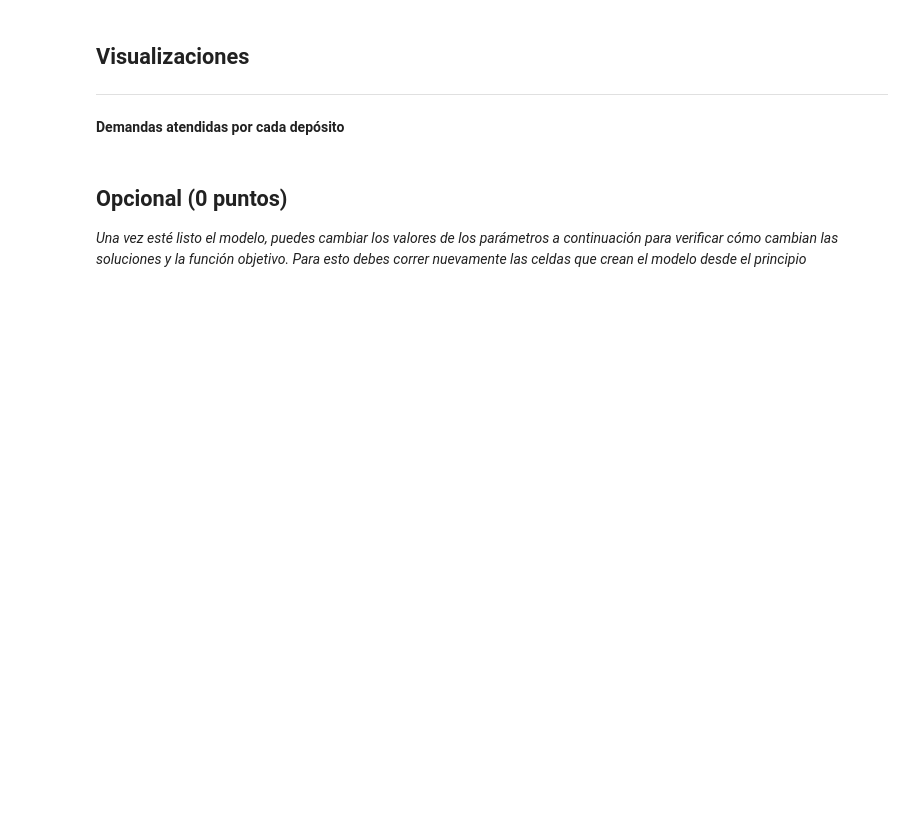
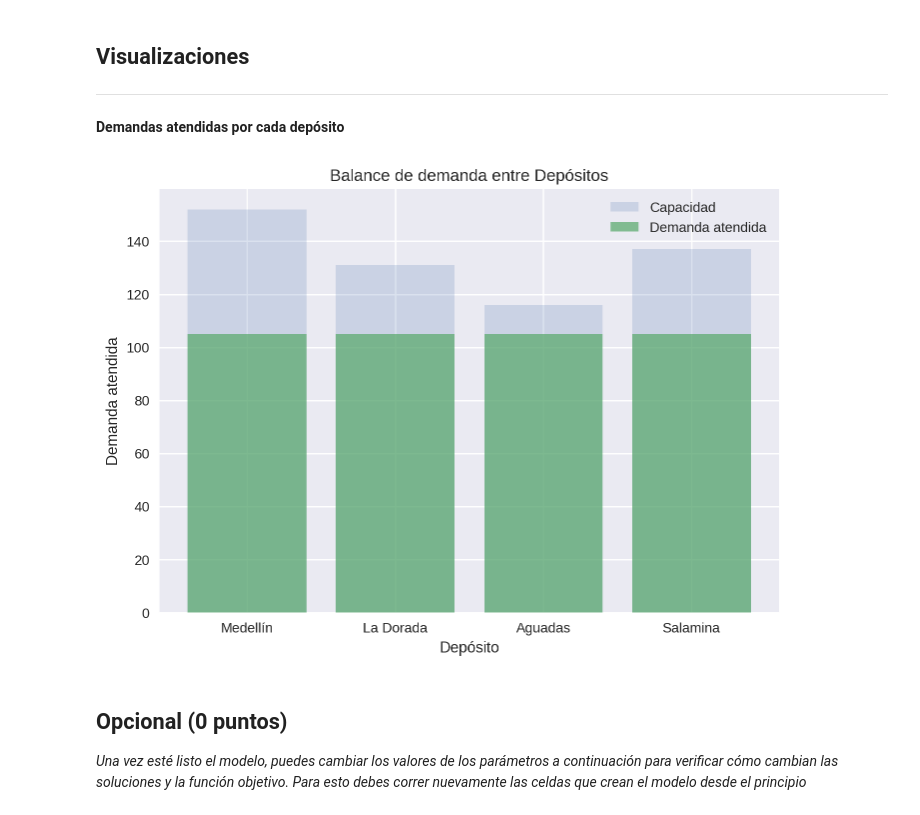
Before and after one commit to PhoenixDwarf/Talleres-modelado_computacional, a Jupyter notebook: Semana 4/Caso6_sin.ipynb, the cells around one changed output. Drawn from its saved outputs; the diff is of its cells as text; code cells hidden in the pictures; blank space fills up the shorter version.

```diff
--- a/Semana 4/Caso6_sin.ipynb
+++ b/Semana 4/Caso6_sin.ipynb
@@ -358,3 +371,6 @@ Minimizar la máxima demanda atendida por un depósito
+# %%
+# Función objetivo: minimizar la máxima demanda atendida (z)
+problema += z, "FO_Minimizar_maxima_demanda"
 # %%
 # Esta celda esta reservada para uso del equipo docente
 # %%
@@ -379,3 +393,10 @@ La siguiente restricción debe capturar la máxima demanda en la variable auxili
+# %%
+# R1: Para cada depósito, la demanda asignada no puede superar z
+for i in Depositos:
+    problema += (
+        lp.lpSum(produccion[j] * x[i, j] for j in Centros) <= z,
+        f"R1_{i}",
+    )
 # %%
 # Esta celda esta reservada para uso del equipo docente
 # %% [markdown]
@@ -390,3 +409,10 @@ La siguiente restricción debe capturar la máxima demanda en la variable auxili
+# %%
+# R2: Todo CAC debe ser atendido por exactamente un depósito
+for j in Centros:
+    problema += (
+        lp.lpSum(x[i, j] for i in Depositos) == 1,
+        f"R2_{j}",
+    )
 # %%
 # Esta celda esta reservada para uso del equipo docente
 # %% [markdown]
@@ -401,3 +425,10 @@ La siguiente restricción debe capturar la máxima demanda en la variable auxili
+# %%
+# R3: La demanda atendida por un depósito no puede superar su capacidad
+for i in Depositos:
+    problema += (
+        lp.lpSum(produccion[j] * x[i, j] for j in Centros) <= capacidad[i],
+        f"R3_{i}",
+    )
 # %%
 # Esta celda esta reservada para uso del equipo docente
 # %% [markdown]
@@ -476,22 +542,24 @@ df.head(10)
 # %%
 import matplotlib.pyplot as plt
 
 %config InlineBackend.figure_format='retina'
-plt.style.use("seaborn")
+plt.style.use("seaborn-v0_8")
 
 utilizado = []
 for i in Depositos:
     utilizado.append(sum(produccion[j] * x[i, j].value() for j in Centros))
 
 plt.bar(
     Depositos, [cap - 1 for cap in capacidad.values()], alpha=0.2, label="Capacidad"
 )
 plt.bar(Depositos, utilizado, alpha=0.7, label="Demanda atendida")
 plt.legend()
 plt.xlabel("Depósito")
 plt.ylabel("Demanda atendida")
 plt.title("Balance de demanda entre Depósitos")
 plt.show()
+# %% [output]
+[figure, added]
 # %% [markdown]
 ## Opcional (0 puntos)
 
```
Also changed, not shown: parts of 16 cells of this notebook, 1 other file.
